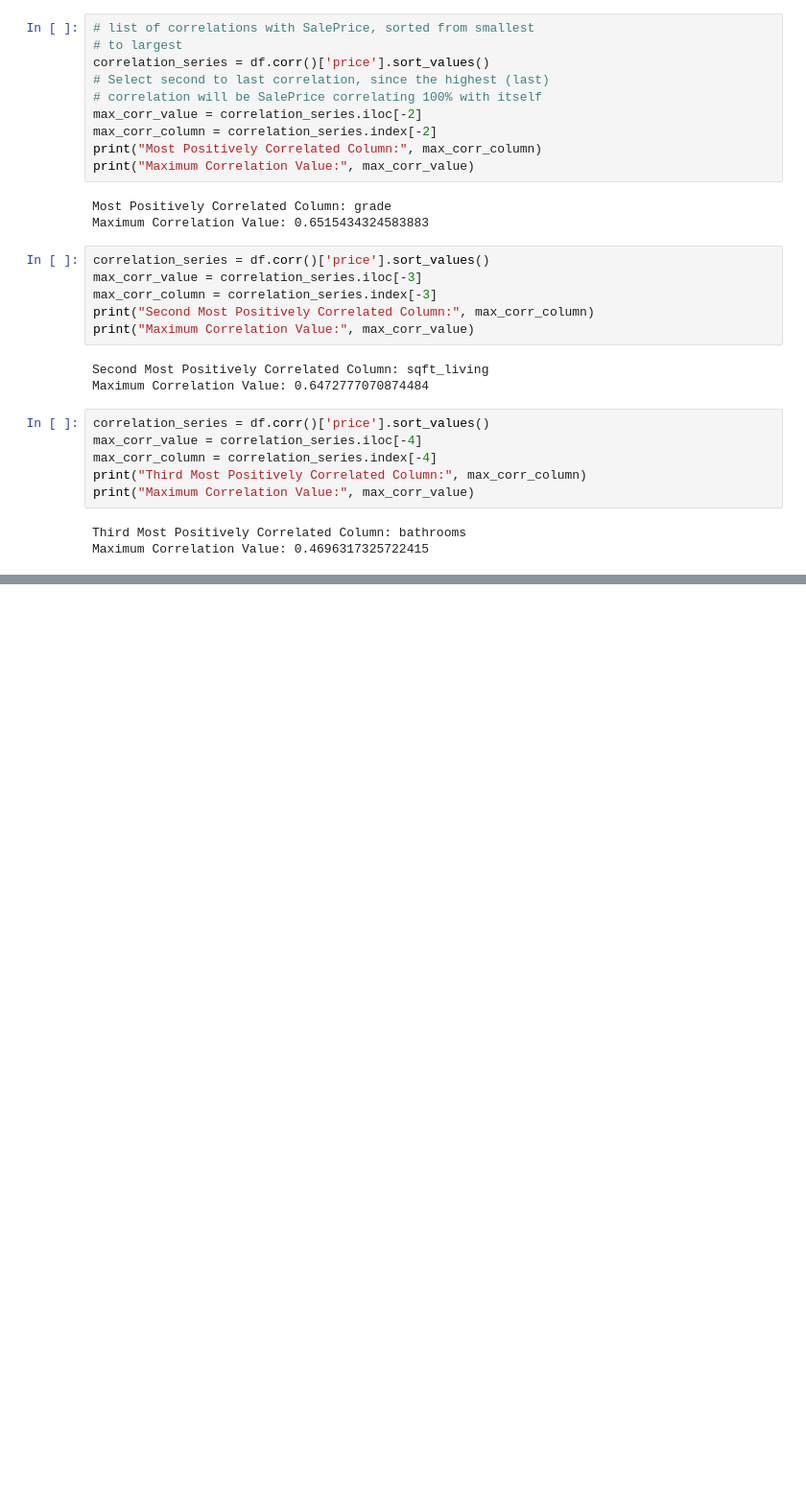
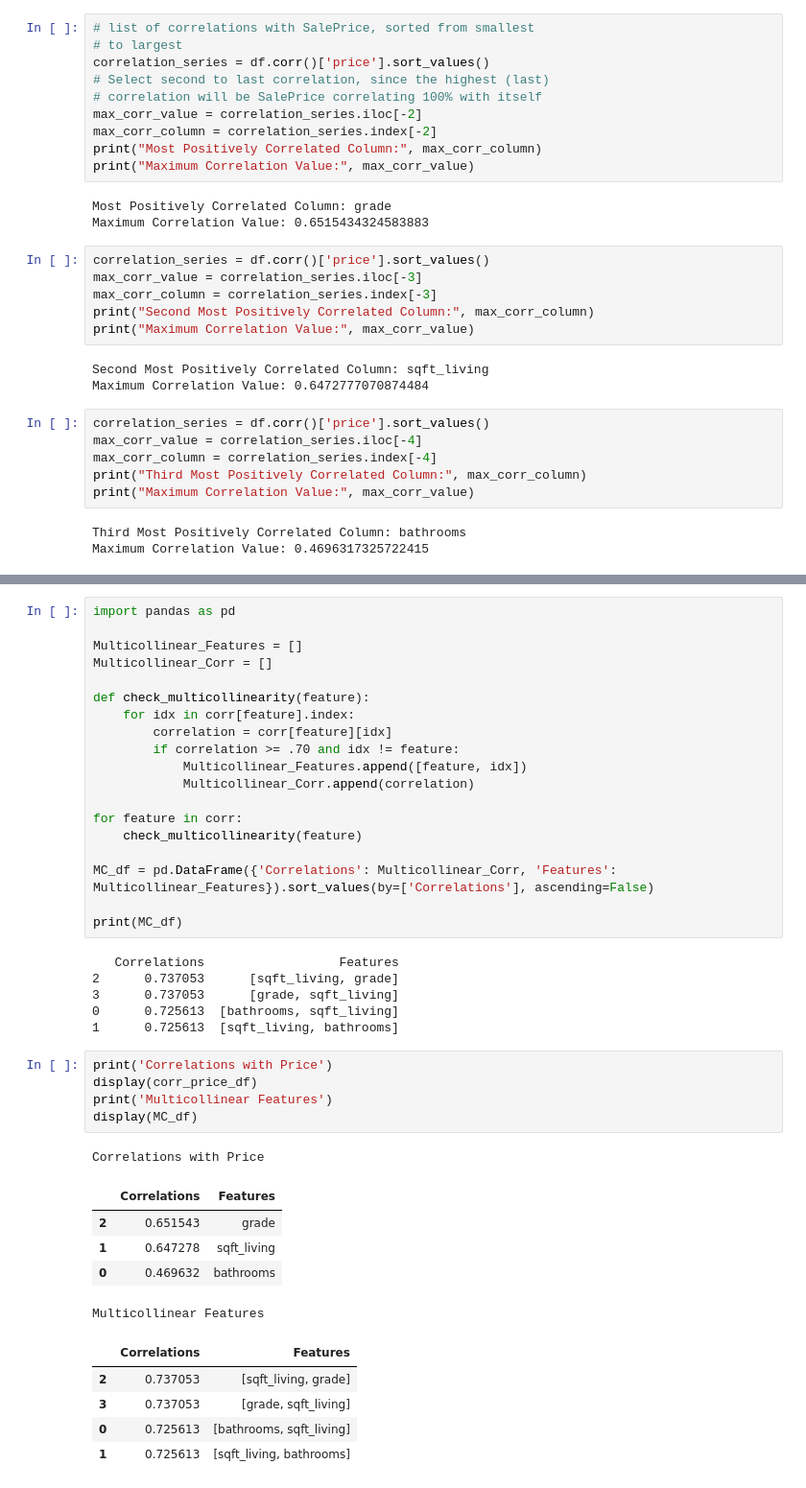
Before and after one commit to clydeochieng/dsc-phase-2-project, a Jupyter notebook: student.ipynb, the cells around one changed output, grey strips where cells are left out. Shown at 96% size. Saved outputs shown, nothing was run; the diff lists cells and outputs as text; blank space fills up the shorter version.

```diff
--- a/student.ipynb
+++ b/student.ipynb
@@ -1041,0 +1114,42 @@ Maximum Correlation Value: 0.4696317325722415
+# %%
+import pandas as pd
+
+Multicollinear_Features = []
+Multicollinear_Corr = []
+
+def check_multicollinearity(feature):
+    for idx in corr[feature].index:
+        correlation = corr[feature][idx]
+        if correlation >= .70 and idx != feature:
+            Multicollinear_Features.append([feature, idx])
+            Multicollinear_Corr.append(correlation)
+
+for feature in corr:
+    check_multicollinearity(feature)
+
+MC_df = pd.DataFrame({'Correlations': Multicollinear_Corr, 'Features': Multicollinear_Features}).sort_values(by=['Correlations'], ascending=False)
+
+print(MC_df)
+# %% [output]
+   Correlations                  Features
+2      0.737053      [sqft_living, grade]
+3      0.737053      [grade, sqft_living]
+0      0.725613  [bathrooms, sqft_living]
+1      0.725613  [sqft_living, bathrooms]
+# %%
+print('Correlations with Price')
+display(corr_price_df)
+print('Multicollinear Features')
+display(MC_df)
+# %% [output]
+Correlations with Price
+|  | Correlations | Features |
+| 2 | 0.651543 | grade |
+| 1 | 0.647278 | sqft_living |
+| 0 | 0.469632 | bathrooms |
+Multicollinear Features
+|  | Correlations | Features |
+| 2 | 0.737053 | [sqft_living, grade] |
+| 3 | 0.737053 | [grade, sqft_living] |
+| 0 | 0.725613 | [bathrooms, sqft_living] |
+| 1 | 0.725613 | [sqft_living, bathrooms] |
```
Also changed, not shown: parts of 5 cells of this notebook.
